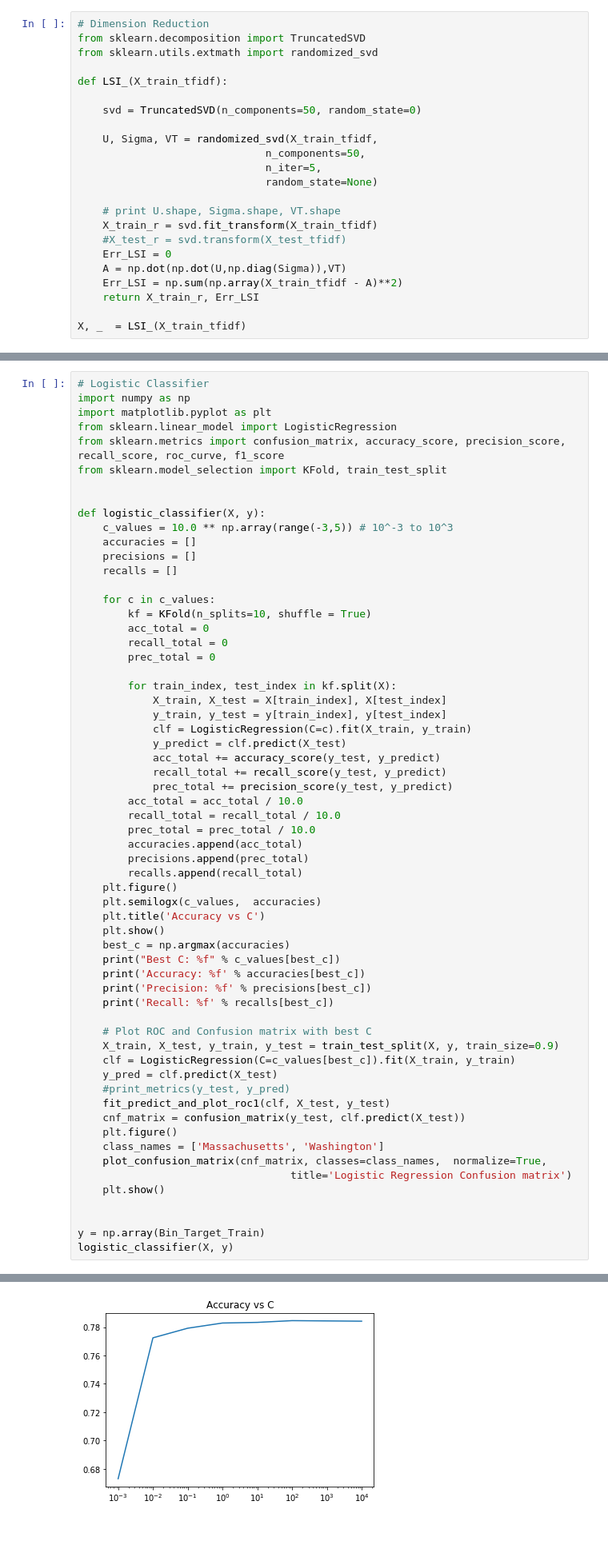
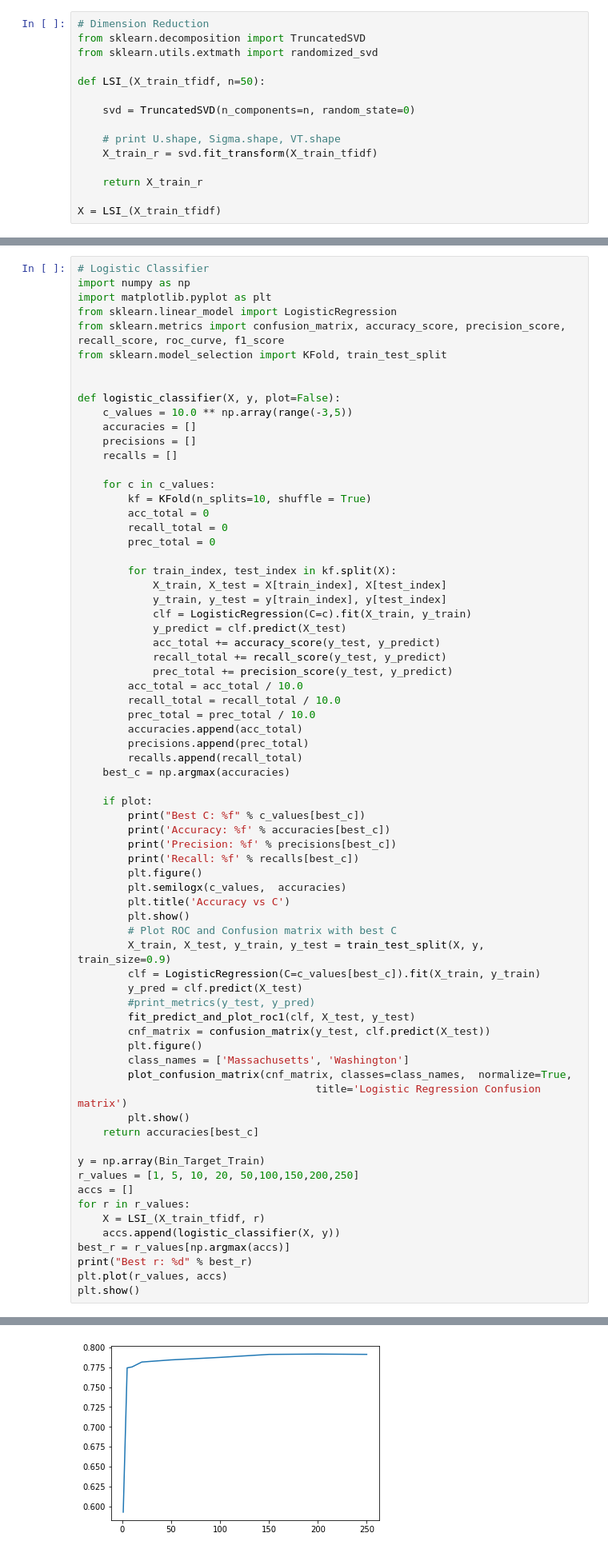
Before and after one commit to pholur/Analyzing-Twitter-Data-during-Superbowl, a Jupyter notebook: question_15.ipynb, the cells around one changed output, grey strips where cells are left out. Shown: that part at 80% size. Drawn from its saved outputs; the diff is of its cells as text; blank space fills up the shorter version.

```diff
--- a/question_15.ipynb
+++ b/question_15.ipynb
@@ -102,24 +102,16 @@ print(X_train_tfidf.shape)
 from sklearn.decomposition import TruncatedSVD
 from sklearn.utils.extmath import randomized_svd
 
-def LSI_(X_train_tfidf):
+def LSI_(X_train_tfidf, n=50):
 
-    svd = TruncatedSVD(n_components=50, random_state=0)
-
-    U, Sigma, VT = randomized_svd(X_train_tfidf,
-                              n_components=50,
-                              n_iter=5,
-                              random_state=None)
+    svd = TruncatedSVD(n_components=n, random_state=0)
 
     # print U.shape, Sigma.shape, VT.shape
     X_train_r = svd.fit_transform(X_train_tfidf)
-    #X_test_r = svd.transform(X_test_tfidf)
-    Err_LSI = 0
-    A = np.dot(np.dot(U,np.diag(Sigma)),VT)
-    Err_LSI = np.sum(np.array(X_train_tfidf - A)**2)
-    return X_train_r, Err_LSI
 
-X, _  = LSI_(X_train_tfidf)
+    return X_train_r
+
+X = LSI_(X_train_tfidf)
 # %%
 #  Helper Functions
 from sklearn.metrics import confusion_matrix, accuracy_score, precision_score, recall_score, roc_curve, auc
@@ -206,8 +198,8 @@ from sklearn.metrics import confusion_matrix, accuracy_score, precision_score, r
 from sklearn.model_selection import KFold, train_test_split
 
 
-def logistic_classifier(X, y):
-    c_values = 10.0 ** np.array(range(-3,5)) # 10^-3 to 10^3
+def logistic_classifier(X, y, plot=False):
+    c_values = 10.0 ** np.array(range(-3,5))
     accuracies = []
     precisions = []
     recalls = []
@@ -232,30 +224,39 @@ def logistic_classifier(X, y):
         accuracies.append(acc_total)
         precisions.append(prec_total)
         recalls.append(recall_total)
-    plt.figure()
-    plt.semilogx(c_values,  accuracies)
-    plt.title('Accuracy vs C')
-    plt.show()
     best_c = np.argmax(accuracies)
-    print("Best C: %f" % c_values[best_c])
-    print('Accuracy: %f' % accuracies[best_c])
-    print('Precision: %f' % precisions[best_c])
-    print('Recall: %f' % recalls[best_c])
 
-    # Plot ROC and Confusion matrix with best C
-    X_train, X_test, y_train, y_test = train_test_split(X, y, train_size=0.9)
-    clf = LogisticRegression(C=c_values[best_c]).fit(X_train, y_train)
-    y_pred = clf.predict(X_test)
-    #print_metrics(y_test, y_pred)
-    fit_predict_and_plot_roc1(clf, X_test, y_test)
-    cnf_matrix = confusion_matrix(y_test, clf.predict(X_test))
-    plt.figure()
-    class_names = ['Massachusetts', 'Washington']
-    plot_confusion_matrix(cnf_matrix, classes=class_names,  normalize=True,
-                                  title='Logistic Regression Confusion matrix')
-    plt.show()
-
+    if plot:
+        print("Best C: %f" % c_values[best_c])
+        print('Accuracy: %f' % accuracies[best_c])
+        print('Precision: %f' % precisions[best_c])
+        print('Recall: %f' % recalls[best_c])
+        plt.figure()
+        plt.semilogx(c_values,  accuracies)
+        plt.title('Accuracy vs C')
+        plt.show()
+        # Plot ROC and Confusion matrix with best C
+        X_train, X_test, y_train, y_test = train_test_split(X, y, train_size=0.9)
+        clf = LogisticRegression(C=c_values[best_c]).fit(X_train, y_train)
+        y_pred = clf.predict(X_test)
+        #print_metrics(y_test, y_pred)
+        fit_predict_and_plot_roc1(clf, X_test, y_test)
+        cnf_matrix = confusion_matrix(y_test, clf.predict(X_test))
+        plt.figure()
+        class_names = ['Massachusetts', 'Washington']
+        plot_confusion_matrix(cnf_matrix, classes=class_names,  normalize=True,
+                                      title='Logistic Regression Confusion matrix')
+        plt.show()
+    return accuracies[best_c]
 
 y = np.array(Bin_Target_Train)
-logistic_classifier(X, y)
+r_values = [1, 5, 10, 20, 50,100,150,200,250]
+accs = []
+for r in r_values:
+    X = LSI_(X_train_tfidf, r)
+    accs.append(logistic_classifier(X, y))
+best_r = r_values[np.argmax(accs)]
+print("Best r: %d" % best_r)
+plt.plot(r_values, accs)
+plt.show()
 # %% [output]
@@ -262 +264 @@ logistic_classifier(X, y)
-[figure, old version]
+[figure, new version]
```
Also changed, not shown: parts of 6 cells of this notebook.
